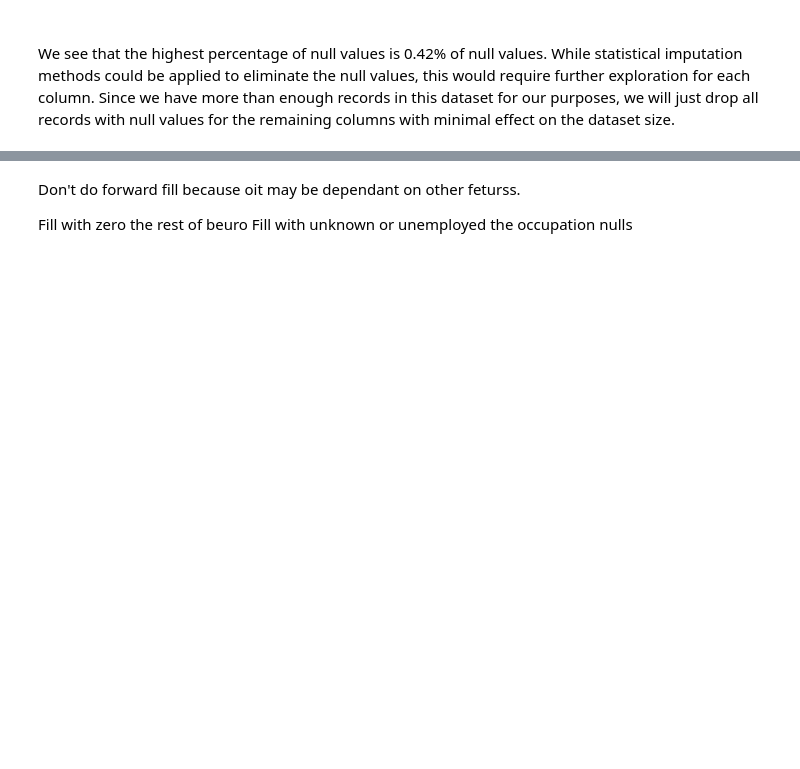
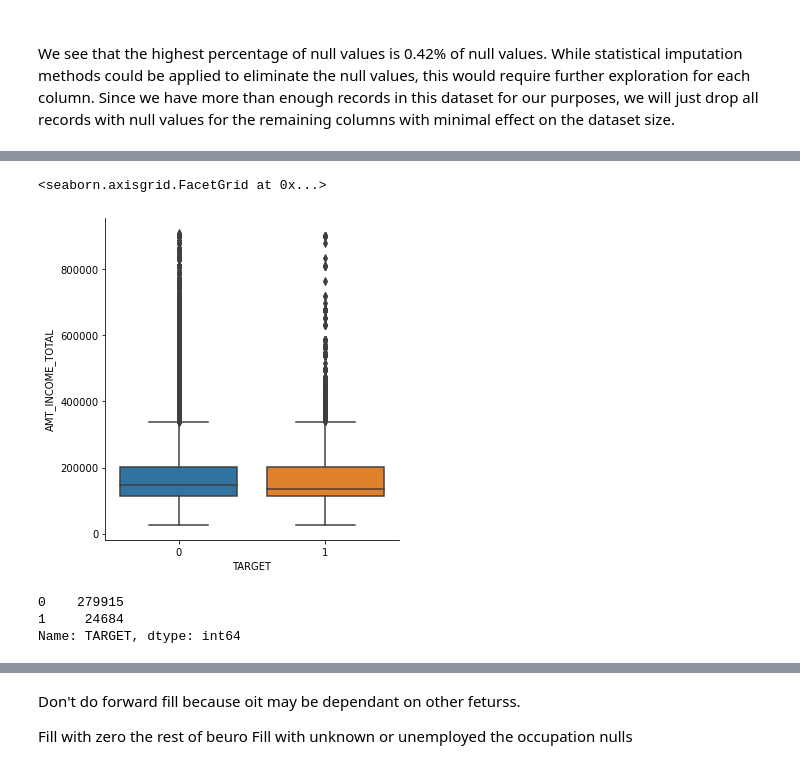
Before and after one commit to SharelCooper/LoanDefaultAnalysisAndMLPredicton, a Jupyter notebook: Loan Project.ipynb, the cells around one changed output, grey strips where cells are left out. Saved outputs shown, nothing was run; the diff lists cells and outputs as text; code cells hidden in the pictures; blank space fills up the shorter version.

```diff
--- a/Loan Project.ipynb
+++ b/Loan Project.ipynb
@@ -556,9 +606,7 @@ Name: AMT_REQ_CREDIT_BUREAU_HOUR, dtype: int64
 Zero is the most common value in all columns. This means that the person has not had a credit check in the last period and that this lending institution is likely the first place the person is going to for a loan. Because it is the mode, and since sometimes null is conflated with zero in datasets, we will fill all these null values with zero.
 # %%
 # Filling the null values in the AMT_REQ_CREDIT_BUREAU columns
-df["AMT_REQ_CREDIT_BUREAU_HOUR"].fillna(0,inplace=True)
-df["AMT_REQ_CREDIT_BUREAU_YEAR"].fillna(0,inplace=True)
-df["AMT_REQ_CREDIT_BUREAU_MON"].fillna(0,inplace=True)
-df["AMT_REQ_CREDIT_BUREAU_QRT"].fillna(0,inplace=True)
-df["AMT_REQ_CREDIT_BUREAU_DAY"].fillna(0,inplace=True)
-df["AMT_REQ_CREDIT_BUREAU_WEEK"].fillna(0,inplace=True)
+df.AMT_REQ_CREDIT_BUREAU_HOUR.fillna(0,inplace=True)
+df.AMT_REQ_CREDIT_BUREAU_YEAR.fillna(0,inplace=True)
+df.AMT_REQ_CREDIT_BUREAU_MON.fillna(0,inplace=True)
+df.AMT_REQ_CREDIT_BUREAU_WEEK.fillna(0,inplace=True)
@@ -588,3 +669,16 @@ df.info(verbose=True,null_counts=True)
+# %%
+# Look at the difference in MonthlyCharges for Churn
+# Customers that have left have a higher monthly charge
+sns.catplot(x = "TARGET", y = "AMT_INCOME_TOTAL", data = df,  kind="box")
+# %% [output]
+<seaborn.axisgrid.FacetGrid at 0x...>
+[figure, added]
+# %%
+df.TARGET.value_counts()
+# %% [output]
+0    279915
+1     24684
+Name: TARGET, dtype: int64
 # %%
 # from sklearn.feature_selection import SelectKBest
 # from sklearn.feature_selection import chi2
```
Also changed, not shown: parts of 21 cells of this notebook.
